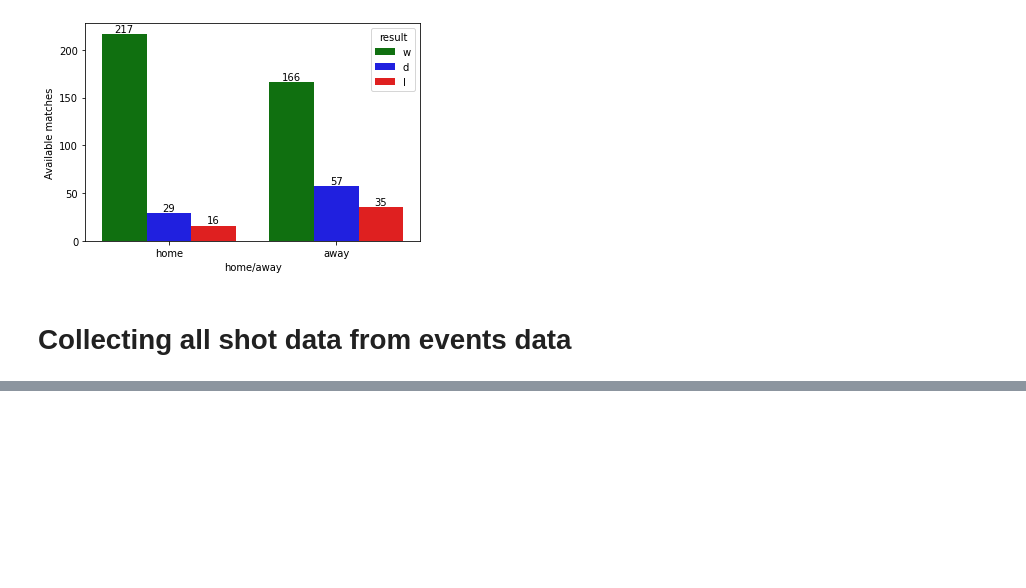
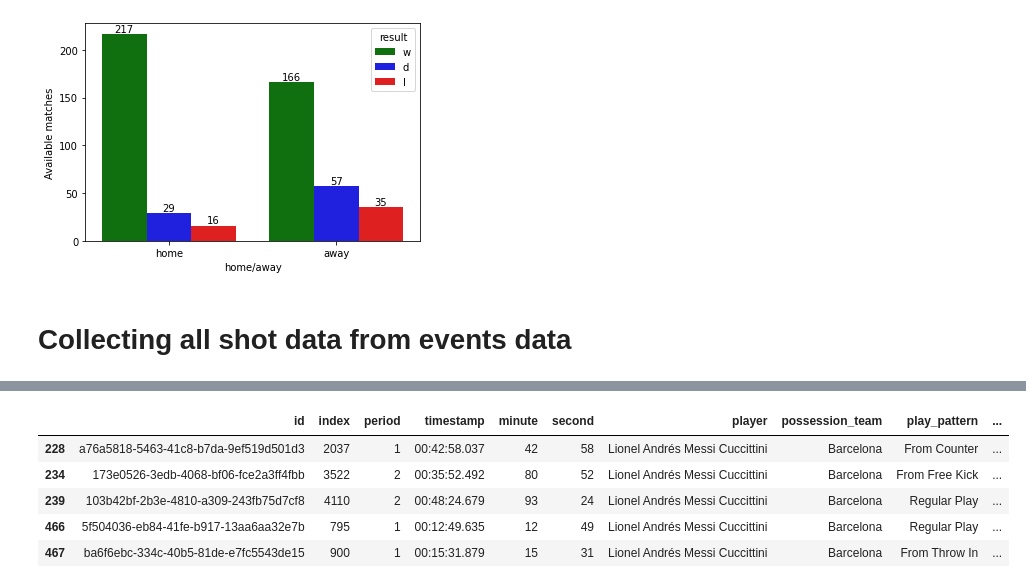
Before and after one commit to MichailPerdikopoulos/Barcelona-Shots---Football-Analytics, a Jupyter notebook: data_collection_messi.ipynb, the cells around one changed output, grey strips where cells are left out. Saved outputs shown, nothing was run; the diff lists cells and outputs as text; code cells hidden in the pictures; blank space fills up the shorter version.

```diff
--- a/data_collection_messi.ipynb
+++ b/data_collection_messi.ipynb
@@ -328,0 +328,10 @@ kde = pitch.kdeplot(match_shots_df.start_x, match_shots_df.start_y, ax=ax, fill=
+# %%
+# Test waffle charts
+match_shots_df.head()
+# %% [output]
+|  | id | index | period | timestamp | minute | second | player | possession_team | play_pattern | ... |
+| 228 | a76a5818-5463-41c8-b7da-9ef519d501d3 | 2037 | 1 | 00:42:58.037 | 42 | 58 | Lionel Andrés Messi Cuccittini | Barcelona | From Counter | ... |
+| 234 | 173e0526-3edb-4068-bf06-fce2a3ff4fbb | 3522 | 2 | 00:35:52.492 | 80 | 52 | Lionel Andrés Messi Cuccittini | Barcelona | From Free Kick | ... |
+| 239 | 103b42bf-2b3e-4810-a309-243fb75d7cf8 | 4110 | 2 | 00:48:24.679 | 93 | 24 | Lionel Andrés Messi Cuccittini | Barcelona | Regular Play | ... |
+| 466 | 5f504036-eb84-41fe-b917-13aa6aa32e7b | 795 | 1 | 00:12:49.635 | 12 | 49 | Lionel Andrés Messi Cuccittini | Barcelona | Regular Play | ... |
+| 467 | ba6f6ebc-334c-40b5-81de-e7fc5543de15 | 900 | 1 | 00:15:31.879 | 15 | 31 | Lionel Andrés Messi Cuccittini | Barcelona | From Throw In | ... |
```
Also changed, not shown: parts of 6 cells of this notebook, 3 other files.
